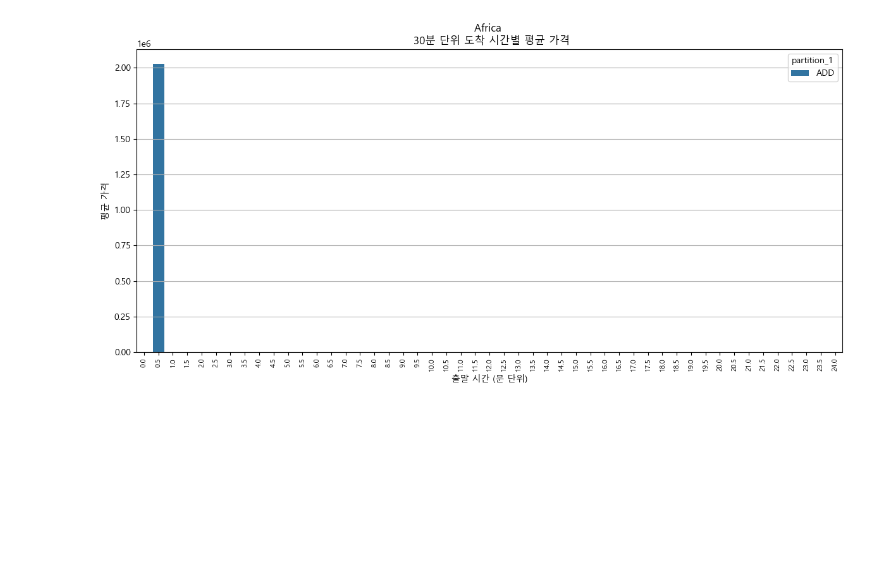
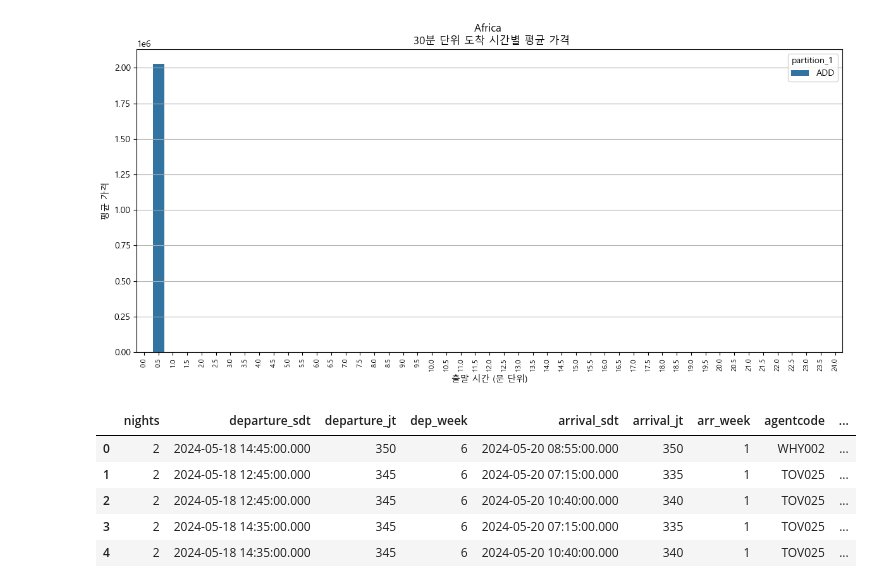
Before and after one commit to SunBinHong00/DataAnalysis, a Jupyter notebook: instantrip/eda2.ipynb, the cells around one changed output. Saved outputs shown, nothing was run; the diff lists cells and outputs as text; code cells hidden in the pictures; blank space fills up the shorter version.

```diff
--- a/instantrip/eda2.ipynb
+++ b/instantrip/eda2.ipynb
@@ -162,3 +162,13 @@ for region in merged_df['partition_0'].unique():
 [figure]
 [figure]
 [figure]
+# %%
+d_data = pd.read_csv('./data/직항_머신러닝.csv')
+d_data.head()
+# %% [output]
+|  | nights | departure_sdt | departure_jt | dep_week | arrival_sdt | arrival_jt | arr_week | agentcode | ... |
+| 0 | 2 | 2024-05-18 14:45:00.000 | 350 | 6 | 2024-05-20 08:55:00.000 | 350 | 1 | WHY002 | ... |
+| 1 | 2 | 2024-05-18 12:45:00.000 | 345 | 6 | 2024-05-20 07:15:00.000 | 335 | 1 | TOV025 | ... |
+| 2 | 2 | 2024-05-18 12:45:00.000 | 345 | 6 | 2024-05-20 10:40:00.000 | 340 | 1 | TOV025 | ... |
+| 3 | 2 | 2024-05-18 14:35:00.000 | 345 | 6 | 2024-05-20 07:15:00.000 | 335 | 1 | TOV025 | ... |
+| 4 | 2 | 2024-05-18 14:35:00.000 | 345 | 6 | 2024-05-20 10:40:00.000 | 340 | 1 | TOV025 | ... |
```
Also changed, not shown: parts of 3 cells of this notebook, 3 other files.
